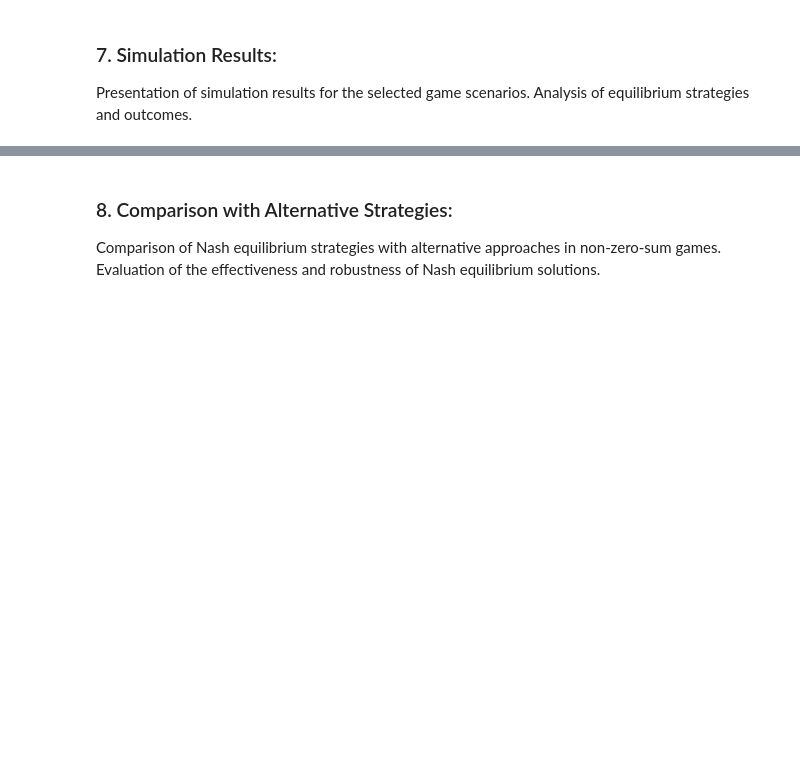
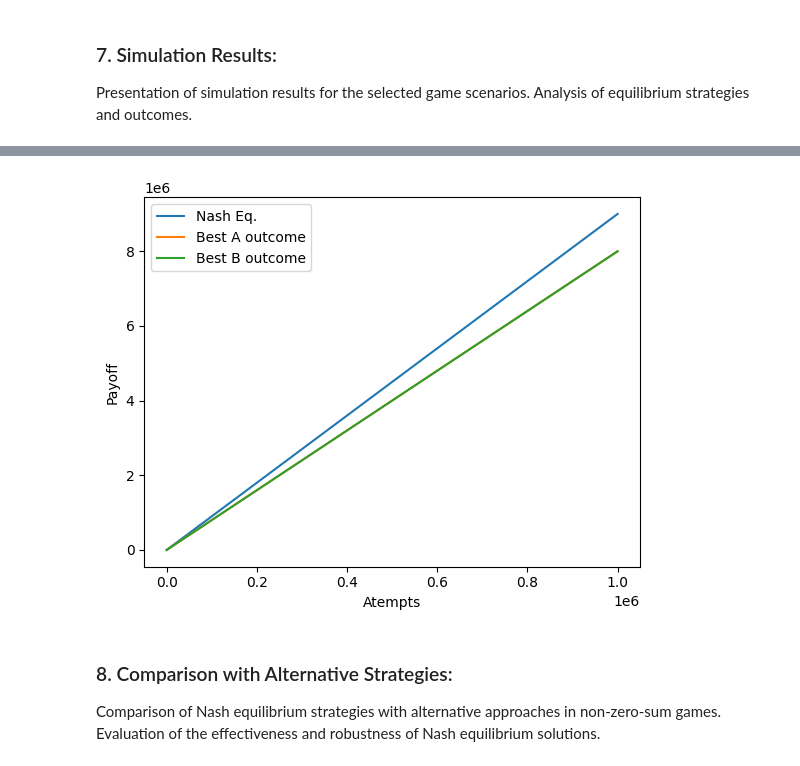
Before and after one commit to mi6oo6im/ml_nash_equilibrium_project, a Jupyter notebook: maximize_common_payoff_through_nash_equilibrium_strategy.ipynb, the cells around one changed output, grey strips where cells are left out. Drawn from its saved outputs; the diff is of its cells as text; code cells hidden in the pictures; blank space fills up the shorter version.

```diff
--- a/maximize_common_payoff_through_nash_equilibrium_strategy.ipynb
+++ b/maximize_common_payoff_through_nash_equilibrium_strategy.ipynb
@@ -155,3 +177,32 @@ plt.show()
+# %%
+# Randomized negative payoff game Nash Equilibrium Prisoner's dilemma
+
+nash_eq = []
+a_max = []
+b_max = []
+n_temp = 0
+a_temp = 0
+b_temp = 0
+for i in range(1_000_000):
+    nums_for_a = [5, 20, 0, 1]
+    nums_for_b = [5, 0, 20, 1]
+    n, a, b = find_negative_payoff_nash_equilibrium(numbers_for_a, numbers_for_b)
+    n_temp += n
+    a_temp += a
+    b_temp += b
+    nash_eq.append(n_temp)
+    a_max.append(a_temp)
+    b_max.append(b_temp)
+x = list(range(1, len(nash_eq) + 1))
+plt.plot(x, nash_eq, label = 'Nash Eq.')
+plt.plot(x, a_max, label = 'Best A outcome')
+plt.plot(x, b_max, label = 'Best B outcome')
+plt.legend()
+plt.xlabel('Atempts')
+plt.ylabel('Payoff')
+plt.show()
+# %% [output]
+[figure, added]
 # %% [markdown]
 ### 8. Comparison with Alternative Strategies:
 Comparison of Nash equilibrium strategies with alternative approaches in non-zero-sum games.
```
Also changed, not shown: parts of 4 cells of this notebook, 2 other files.
